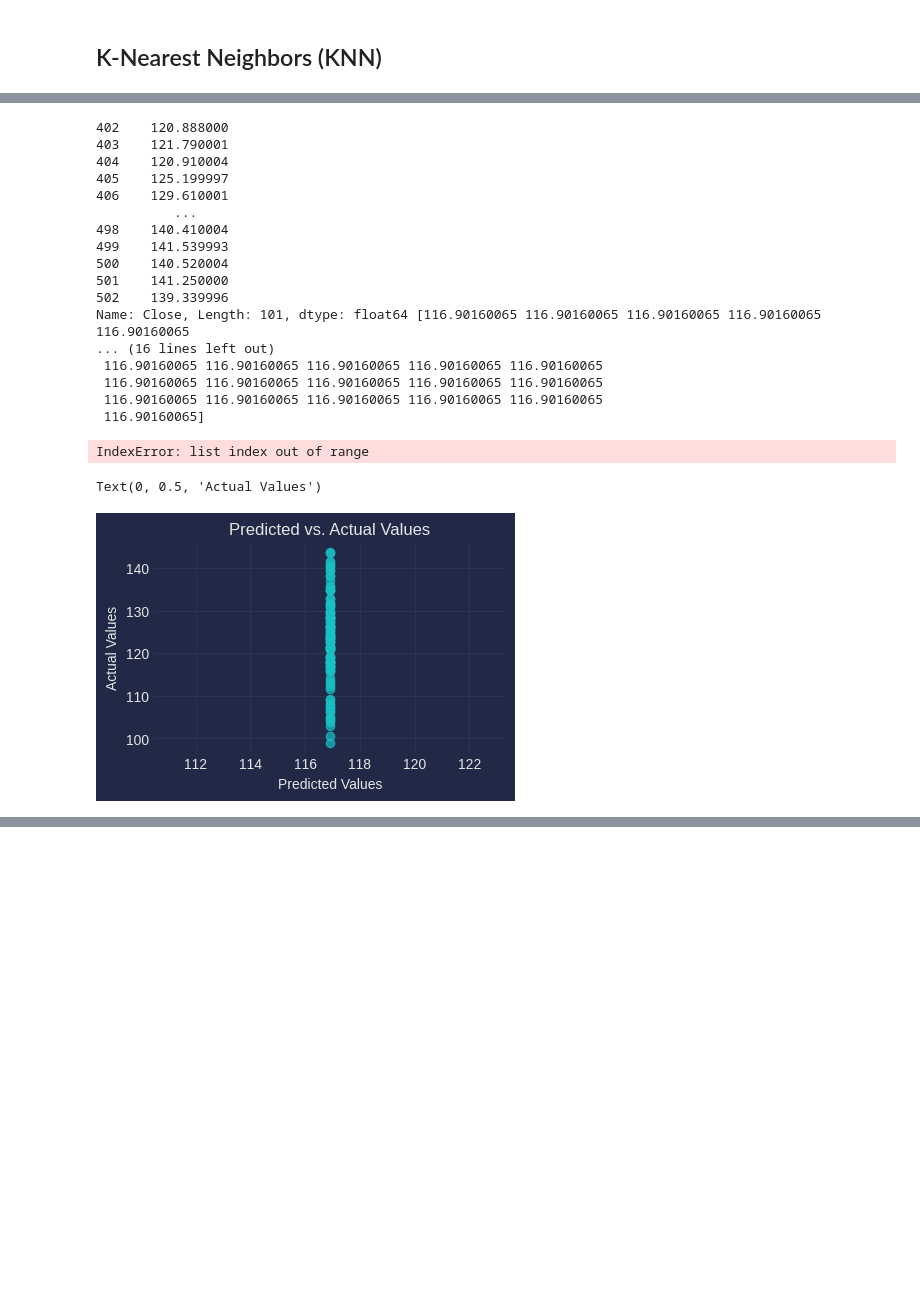
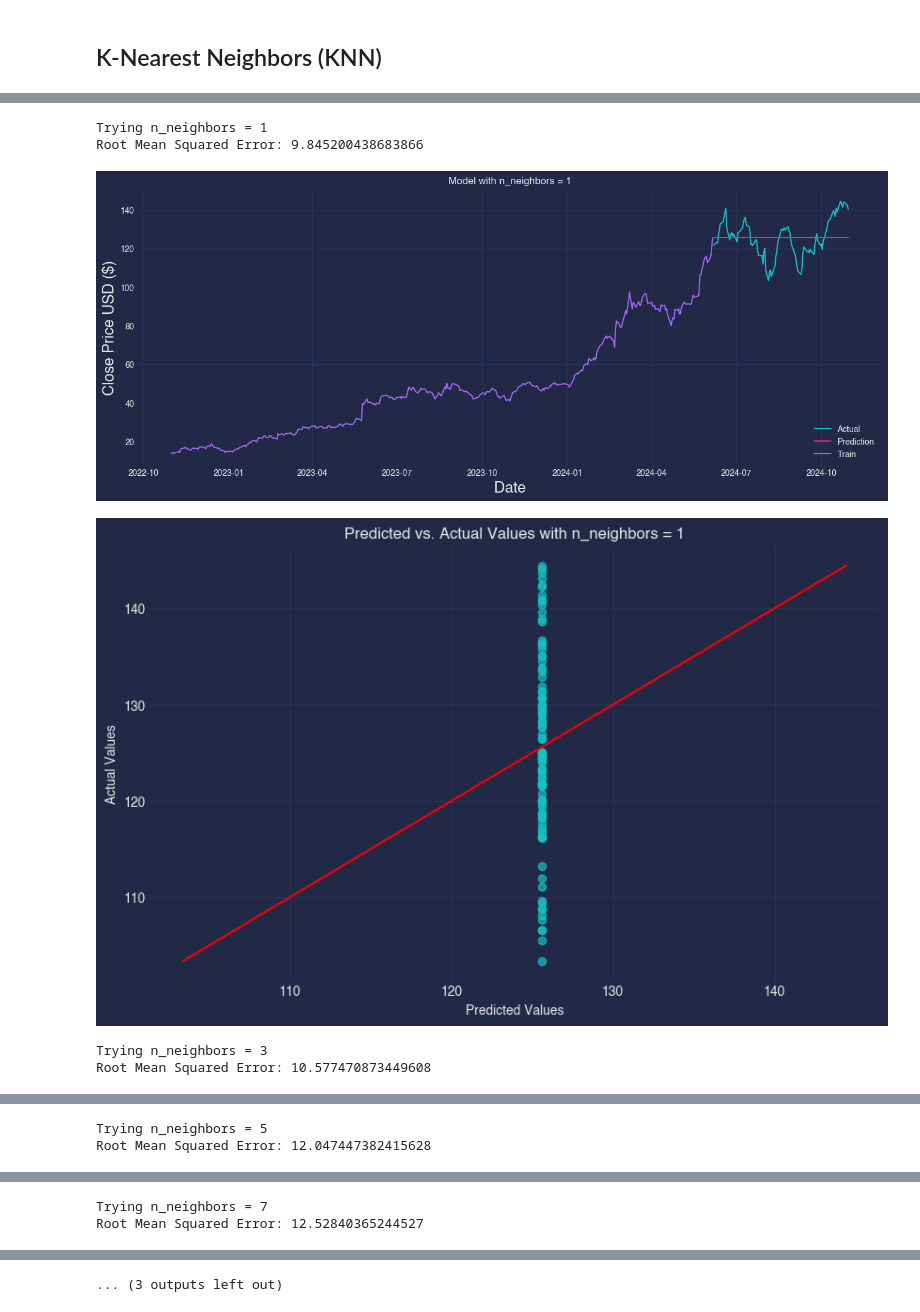
Before and after one commit to bernicelau430/Time_Series_Forecasting_for_Stock_Analysis, a Jupyter notebook: KNN.ipynb, the cells around one changed output, grey strips where cells are left out. Cells and saved outputs as stored; diff of their text form; code cells hidden in the pictures; blank space fills up the shorter version.

```diff
--- a/KNN.ipynb
+++ b/KNN.ipynb
@@ -91,7 +114,2 @@ X_train, X_test, y_train, y_test = train_test_split(X, y, test_size=0.2, shuffle
 # %% [markdown]
 ## K-Nearest Neighbors (KNN)
-# %%
-# Build Model and Fit
-# Using Regression for Continuous Data
-knn_model = KNeighborsRegressor(n_neighbors = 5) # Using 5 neighbors, could use 1?
-knn_model.fit(X_train, y_train) # changed to 1 for now
@@ -100,6 +115,0 @@ KNeighborsRegressor()
-# %%
-# Predict
-y_pred = knn_model.predict(X_test)
-y_pred = scaler.inverse_transform(y_pred.reshape(-1, 1))
-y_pred = y_pred.flatten()
-print(y_pred)
@@ -156,43 +115,0 @@ plt.show()
-# %%
-actual_vs_pred = [[nvidia_data['Close'][int(len(nvidia_data) * 0.8):], y_pred]]
-i = 0
-while i <= len(actual_vs_pred):
-  print(actual_vs_pred[i][0], actual_vs_pred[i][1])
-  i += 1
-# %% [output]
-402    120.888000
-403    121.790001
-404    120.910004
-405    125.199997
-406    129.610001
-          ...
-498    140.410004
-499    141.539993
-500    140.520004
-501    141.250000
-502    139.339996
-Name: Close, Length: 101, dtype: float64 [116.90160065 116.90160065 116.90160065 116.90160065 116.90160065
-... (16 lines left out)
- 116.90160065 116.90160065 116.90160065 116.90160065 116.90160065
- 116.90160065 116.90160065 116.90160065 116.90160065 116.90160065
- 116.90160065 116.90160065 116.90160065 116.90160065 116.90160065
- 116.90160065]
-IndexError: list index out of range
-# %%
-# Evaluate how well the KNN model performs.
-# If the predictions perfectly match the actual values, the points should align along a straight line with a slope of 1.
-
-actual_values = y_test
-knn_predicted_values = y_pred
-
-plt.figure(figsize=(10, 6))
-
-# Scatter plot of predicted vs. actual values
-plt.subplot(2, 2, 1)
-plt.scatter(knn_predicted_values, actual_values, alpha=0.7)
-plt.title('Predicted vs. Actual Values')
-plt.xlabel('Predicted Values')
-plt.ylabel('Actual Values')
-# %% [output]
-Text(0, 0.5, 'Actual Values')
-[figure, removed]
@@ -198,0 +170,11 @@ Text(0, 0.5, 'Actual Values')
+# %%
+# Try different values for n_neighbors
+for n_neighbors in [1, 3, 5, 7, 10]:
+    evaluate_knn(n_neighbors)
+# %% [output]
+Trying n_neighbors = 1
+Root Mean Squared Error: 9.845200438683866
+[figure, added]
+[figure, added]
+Trying n_neighbors = 3
+Root Mean Squared Error: 10.577470873449608
@@ -198,0 +183,2 @@ Text(0, 0.5, 'Actual Values')
+Trying n_neighbors = 5
+Root Mean Squared Error: 12.047447382415628
@@ -198,0 +187,2 @@ Text(0, 0.5, 'Actual Values')
+Trying n_neighbors = 7
+Root Mean Squared Error: 12.52840365244527
@@ -198,0 +191 @@ Text(0, 0.5, 'Actual Values')
+... (3 outputs left out)
```
Also changed, not shown: parts of 10 cells of this notebook.
